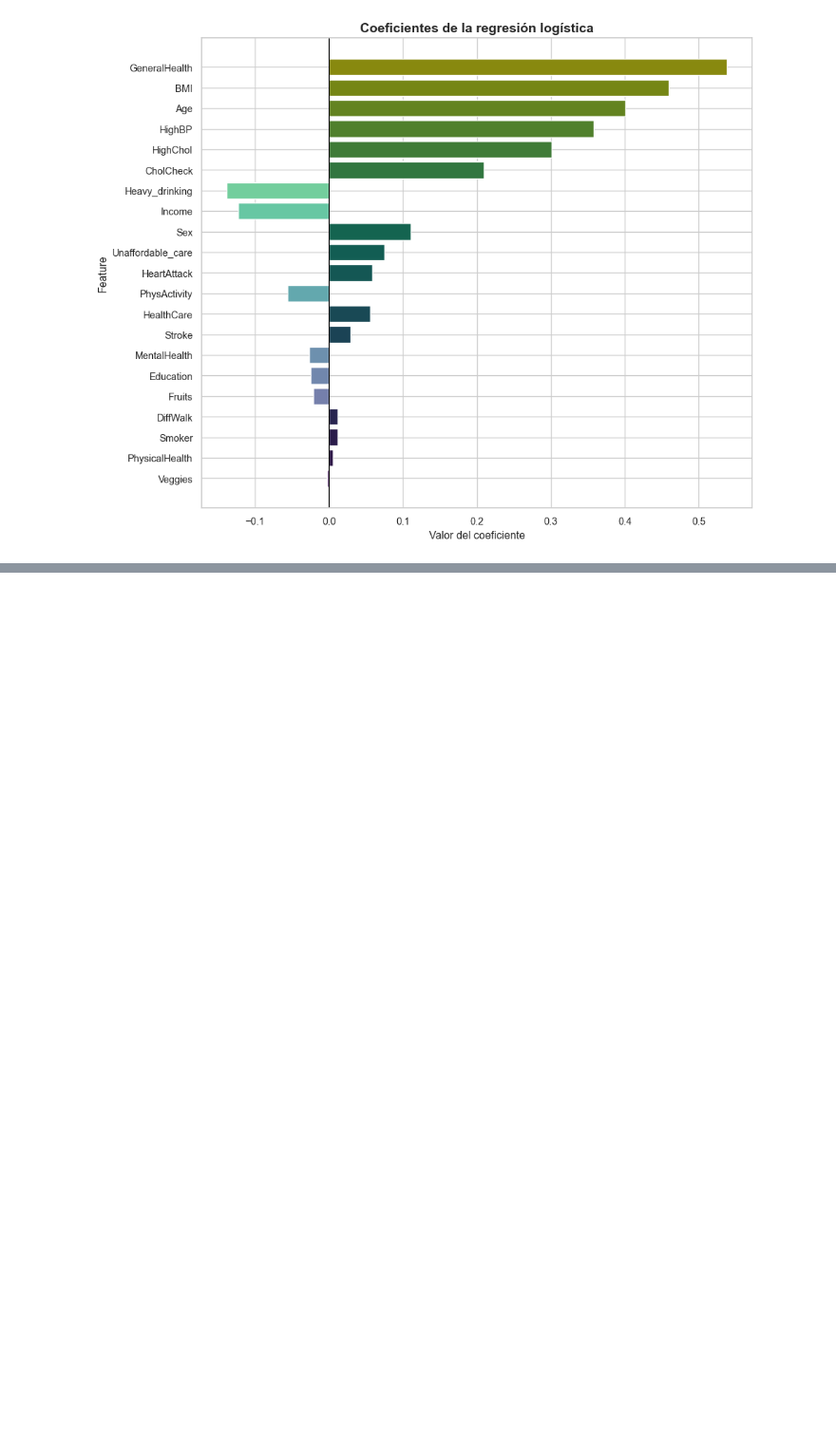
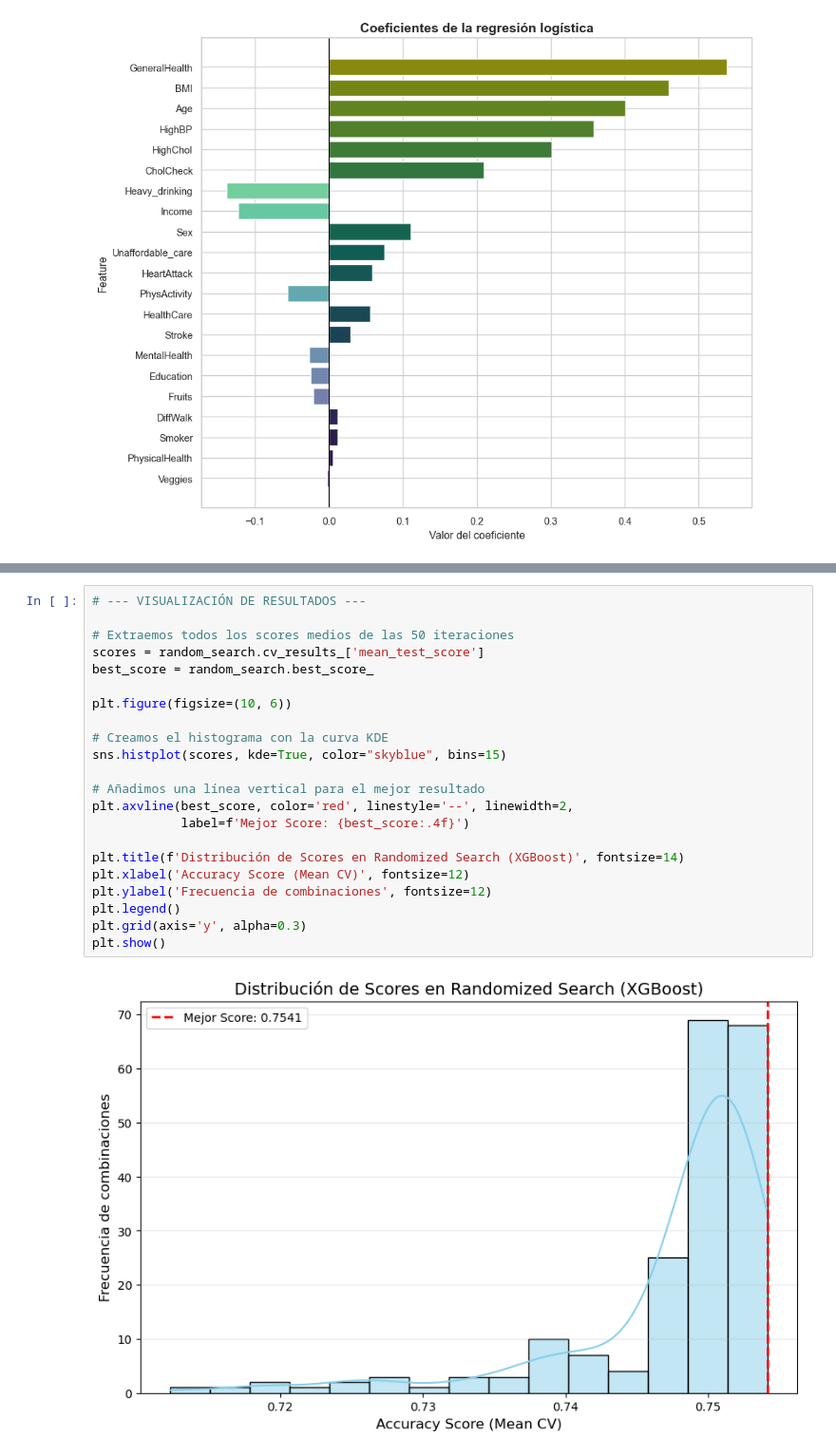
Before and after one commit to Juliahquintas/Master_Ass2_DataProcesses, a Jupyter notebook: code/code.ipynb, the cells around one changed output, grey strips where cells are left out. Shown at 95% size. Drawn from its saved outputs; the diff is of its cells as text; blank space fills up the shorter version.

```diff
--- a/code/code.ipynb
+++ b/code/code.ipynb
@@ -1479,0 +1630,24 @@ plt.show()
+# %%
+# --- VISUALIZACIÓN DE RESULTADOS ---
+
+# Extraemos todos los scores medios de las 50 iteraciones
+scores = random_search.cv_results_['mean_test_score']
+best_score = random_search.best_score_
+
+plt.figure(figsize=(10, 6))
+
+# Creamos el histograma con la curva KDE
+sns.histplot(scores, kde=True, color="skyblue", bins=15)
+
+# Añadimos una línea vertical para el mejor resultado
+plt.axvline(best_score, color='red', linestyle='--', linewidth=2,
+            label=f'Mejor Score: {best_score:.4f}')
+
+plt.title(f'Distribución de Scores en Randomized Search (XGBoost)', fontsize=14)
+plt.xlabel('Accuracy Score (Mean CV)', fontsize=12)
+plt.ylabel('Frecuencia de combinaciones', fontsize=12)
+plt.legend()
+plt.grid(axis='y', alpha=0.3)
+plt.show()
+# %% [output]
+[figure, added]
```
Also changed, not shown: parts of 33 cells of this notebook, 1 other file.
